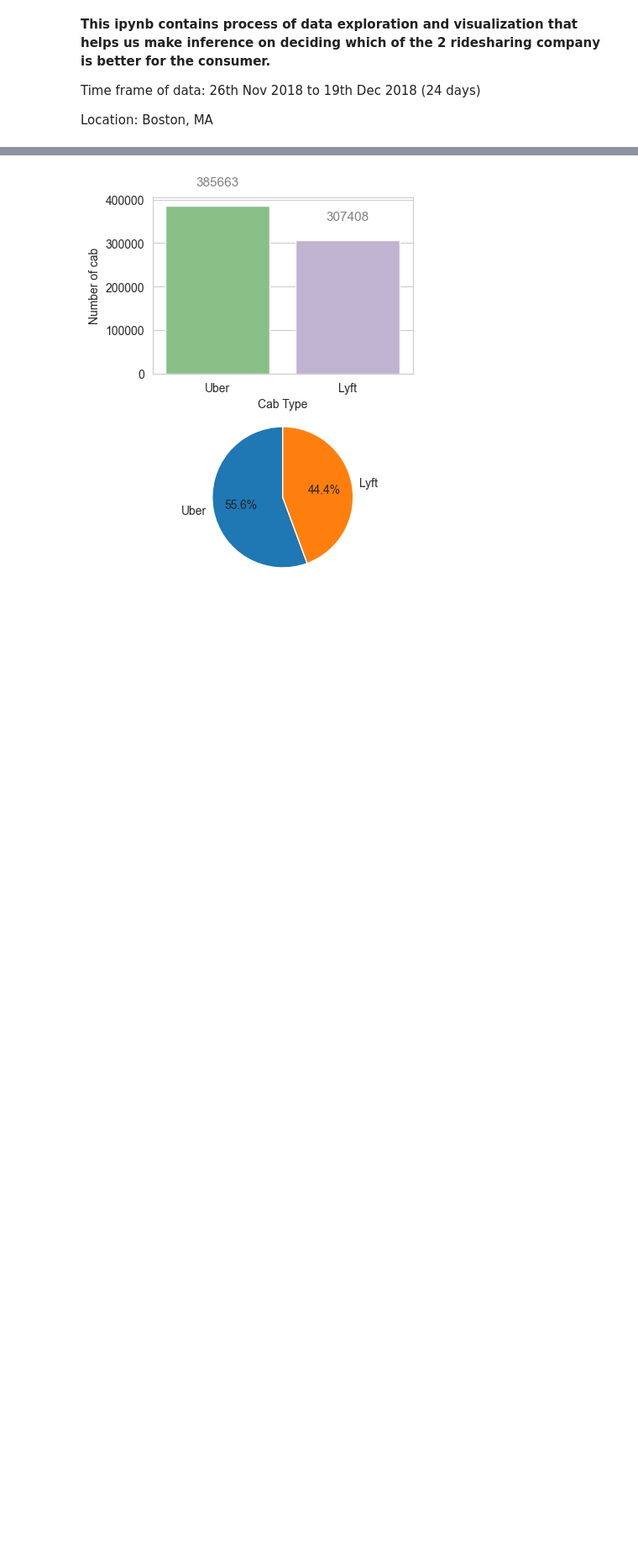
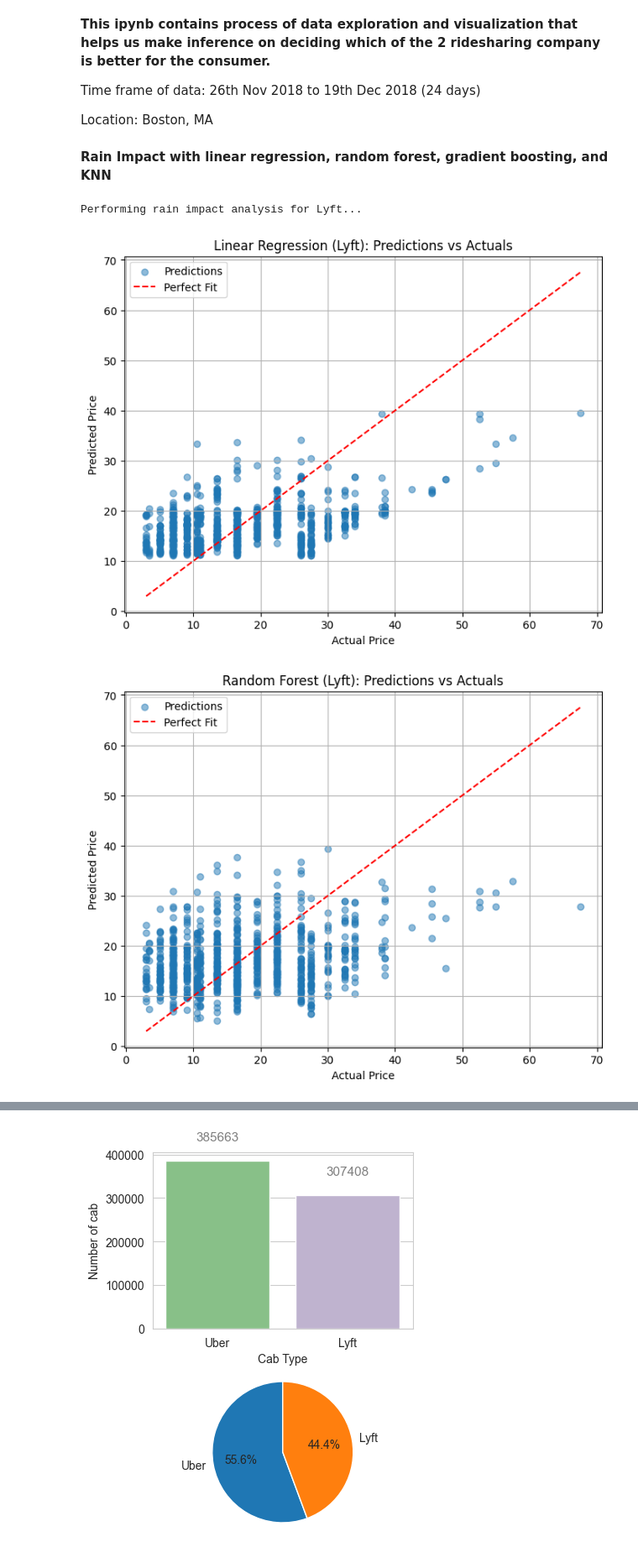
Before and after one commit to ashpauriv/ML_Project, a Jupyter notebook: Updated_Data_Uber_vs_Lyft_With_2024_Visualization.ipynb, the cells around one changed output, grey strips where cells are left out. Shown at 84% size. Drawn from its saved outputs; the diff is of its cells as text; code cells hidden in the pictures; blank space fills up the shorter version.

Commit message:
done with rain impact

```diff
--- a/Updated_Data_Uber_vs_Lyft_With_2024_Visualization.ipynb
+++ b/Updated_Data_Uber_vs_Lyft_With_2024_Visualization.ipynb
@@ -14,3 +20,70 @@ import warnings
 warnings.filterwarnings('ignore')
 # %%
 GLstats = pd.read_csv('cab_rides.csv')
+# %% [markdown]
+<b> Rain Impact with linear regression, random forest, gradient boosting, and KNN </b>
+# %%
+# Updated feature set to include impactful variables
+features = [
+    'precipIntensity', 'temperature', 'humidity', 'windSpeed', 'visibility',
+    'distance', 'surge_multiplier', 'hour'
+]
+target = 'price'
+
+# Define function to perform rain impact analysis for Lyft or Uber
+def perform_rain_impact_analysis(data, service_type):
+    print(f"\nPerforming rain impact analysis for {service_type}...\n")
+
+    # Filter data for the specific service
+    filtered_data = data[data['cab_type'] == service_type][features + [target]].dropna()
+
+    # Splitting the dataset
+    X = filtered_data[features]
+    y = filtered_data[target]
+    X_train, X_test, y_train, y_test = train_test_split(X, y, test_size=0.2, random_state=42)
+
+    # Scaling the features
+    scaler = StandardScaler()
+    X_train_scaled = scaler.fit_transform(X_train)
+    X_test_scaled = scaler.transform(X_test)
+
+    # Define models
+    models = {
+        "Linear Regression": LinearRegression(),
+        "Random Forest": RandomForestRegressor(random_state=42),
+        "Gradient Boosting": GradientBoostingRegressor(random_state=42),
+        "kNN": KNeighborsRegressor(n_neighbors=5)
+    }
+
+    # Training and evaluating models
+    results = {}
+    for name, model in models.items():
+        model.fit(X_train_scaled, y_train)
+        y_pred = model.predict(X_test_scaled)
+        mse = mean_squared_error(y_test, y_pred)
+        r2 = r2_score(y_test, y_pred)
+        results[name] = {"MSE": mse, "R2": r2, "Predictions": y_pred}
+
+        # Plot Predictions vs Actuals (1 graph per model)
+        plt.figure(figsize=(8, 6))
+        plt.scatter(y_test, y_pred, alpha=0.5, label="Predictions")
+        plt.plot([y_test.min(), y_test.max()], [y_test.min(), y_test.max()], 'r--', label="Perfect Fit")
+        plt.title(f"{name} ({service_type}): Predictions vs Actuals")
+        plt.xlabel("Actual Price")
+        plt.ylabel("Predicted Price")
+        plt.legend()
+        plt.grid()
+        plt.show()
+
+    # Display performance metrics
+    performance_df = pd.DataFrame(results).T[["MSE", "R2"]]
+    print(f"\nPerformance Metrics for {service_type}:\n")
+    print(performance_df.to_string())
+
+# Perform rain impact analysis for Lyft (4 graphs) and Uber (4 graphs)
+perform_rain_impact_analysis(GLstats, "Lyft")
+perform_rain_impact_analysis(GLstats, "Uber")
+# %% [output]
+Performing rain impact analysis for Lyft...
+[figure, added]
+[figure, added]
```
Also changed, not shown: parts of 3 cells of this notebook.
